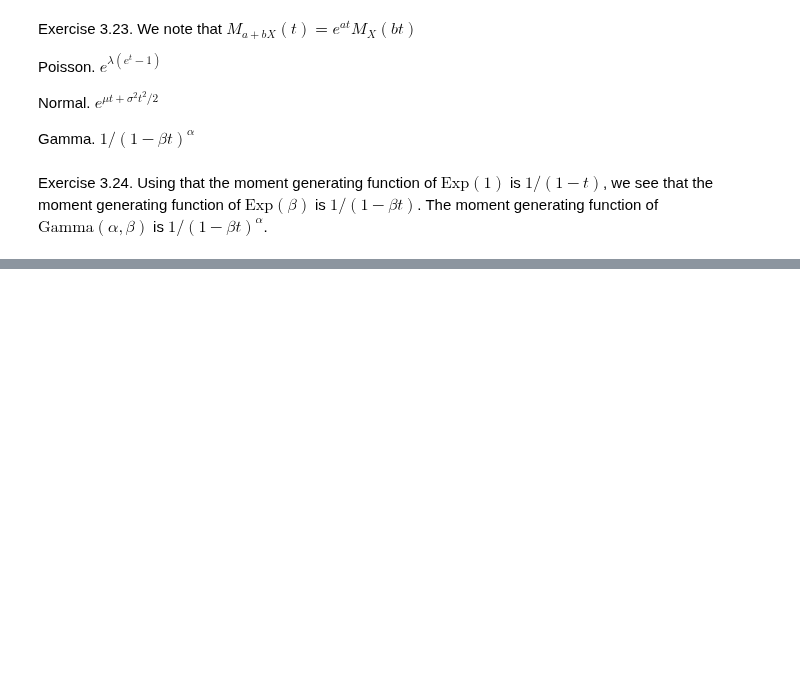
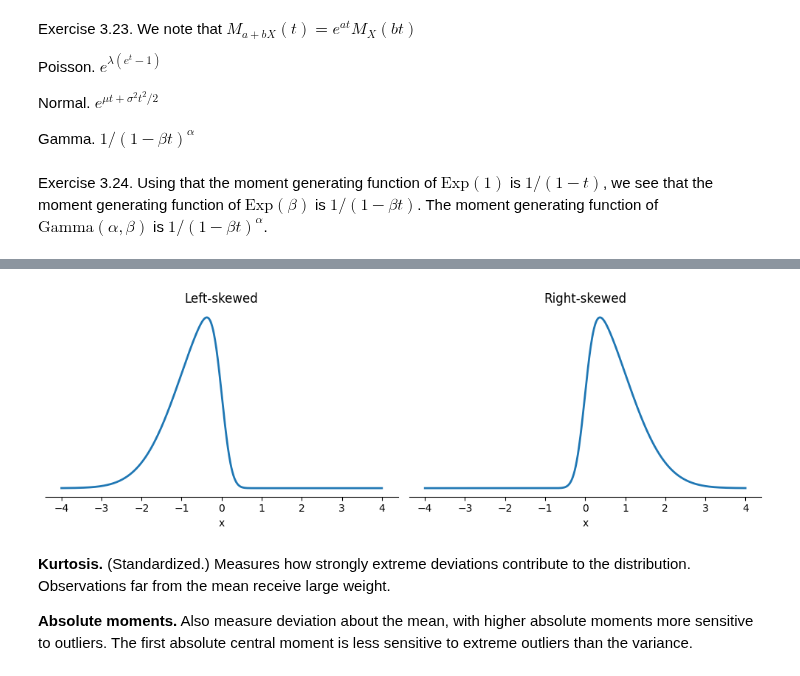
Before and after one commit to raj-mana/All-of-Statistics-by-Wasserman-Notes-and-Exercises, a Jupyter notebook: Chapter 03 - Expectation.ipynb, the cells around one changed output, grey strips where cells are left out. Saved outputs shown, nothing was run; the diff lists cells and outputs as text; code cells hidden in the pictures; blank space fills up the shorter version.

Commit message:
Update Chapter 03 - Expectation.ipynb
Added an aside on moments (mean, variance, skewness, kurtosis, absolute moments)

```diff
--- a/Chapter 03 - Expectation.ipynb
+++ b/Chapter 03 - Expectation.ipynb
@@ -299,0 +309,29 @@ Exercise 3.24. Using that the moment generating function of $\text{Exp}(1)$ is $
+# %%
+# generated with ChatGPT
+import numpy as np
+import matplotlib.pyplot as plt
+from scipy.stats import skewnorm
+
+x = np.linspace(-4, 4, 1000)
+
+fig, axes = plt.subplots(1, 2, figsize=(10, 3.5), sharex=True, sharey=True)
+
+for ax, a, title in zip(
+    axes,
+    [-5, 5],
+    ["Left-skewed", "Right-skewed"]
+):
+    ax.plot(x, skewnorm.pdf(x, a), linewidth=2)
+    ax.set_title(title)
+    ax.set_xlabel("x")
+    ax.set_yticks([])
+    ax.spines[["top", "right", "left"]].set_visible(False)
+
+plt.tight_layout()
+plt.show()
+# %% [output]
+[figure, added]
+# %% [markdown]
+**Kurtosis.** (Standardized.) Measures how strongly extreme deviations contribute to the distribution. Observations far from the mean receive large weight.
+
+**Absolute moments.** Also measure deviation about the mean, with higher absolute moments more sensitive to outliers. The first absolute central moment is less sensitive to extreme outliers than the variance.
```
Also changed, not shown: parts of 1 cell of this notebook.
